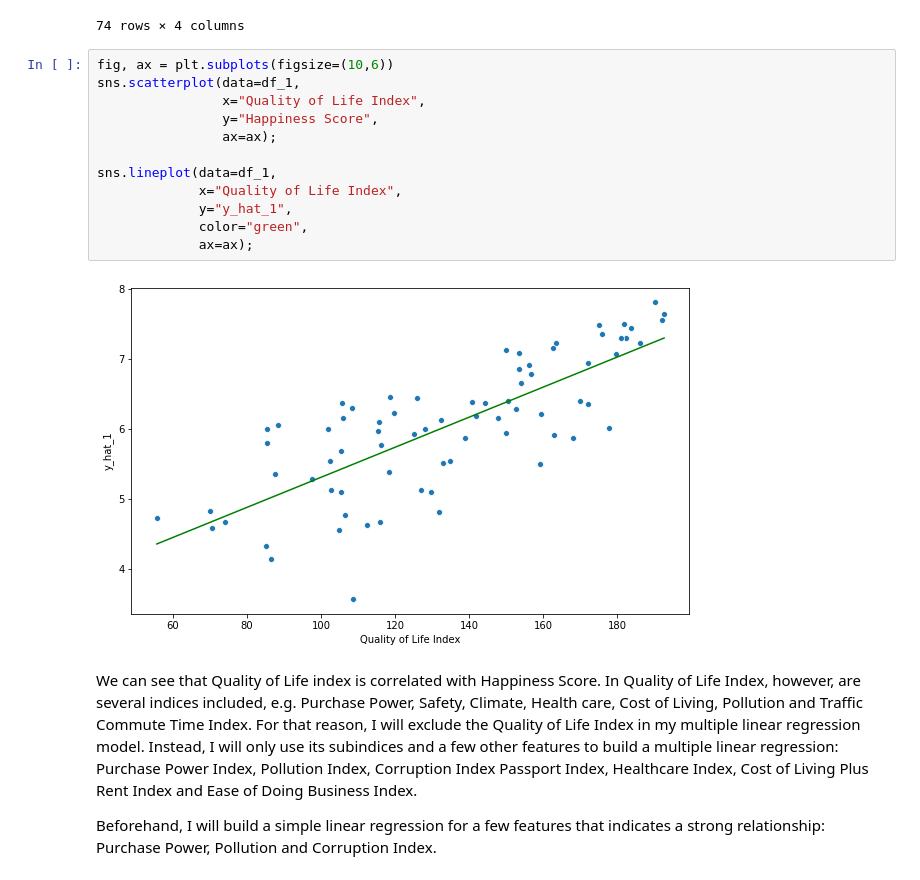
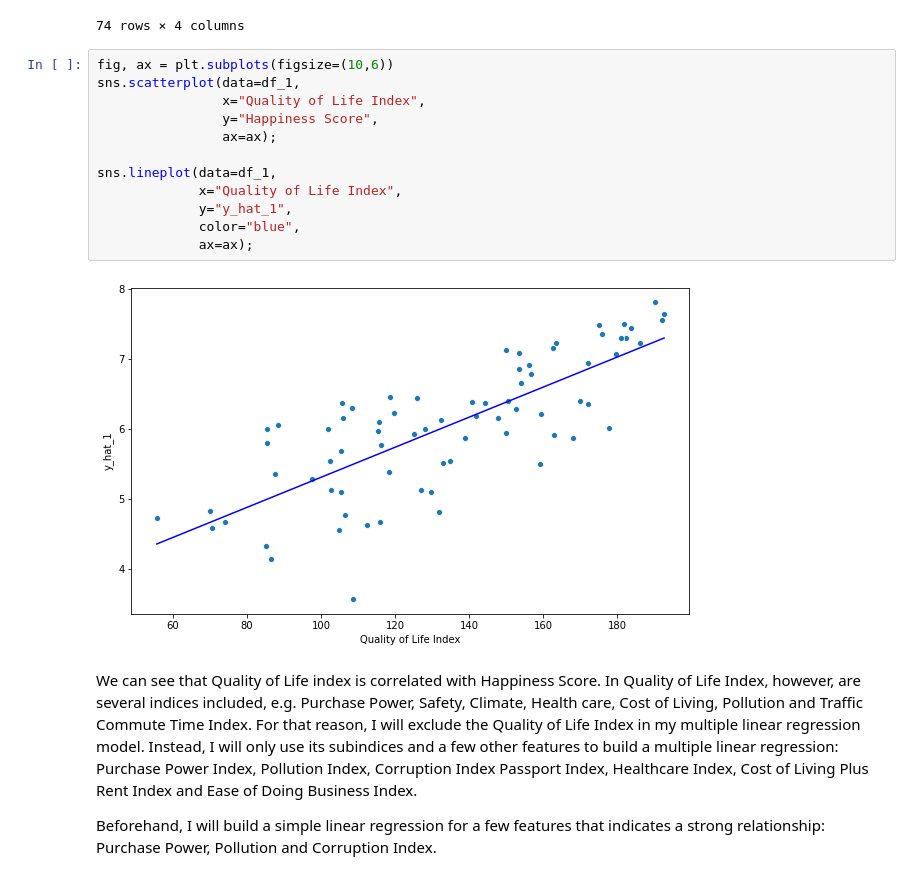
Before and after one commit to lamtuyennguyen/DAFT-final-project, a Jupyter notebook: notebooks/regression.ipynb, the cells around one changed output. Cells and saved outputs as stored; diff of their text form.

```diff
--- a/notebooks/regression.ipynb
+++ b/notebooks/regression.ipynb
@@ -348,17 +488,17 @@ df_1
 # %%
 fig, ax = plt.subplots(figsize=(10,6))
 sns.scatterplot(data=df_1,
                 x="Quality of Life Index",
                 y="Happiness Score",
                 ax=ax);
 
 sns.lineplot(data=df_1,
              x="Quality of Life Index",
              y="y_hat_1",
-             color="green",
+             color="blue",
              ax=ax);
 # %% [output]
-[figure, old version]
+[figure, new version]
 # %% [markdown]
 We can see that Quality of Life index is correlated with Happiness Score. In Quality of Life Index, however, are several indices included, e.g. Purchase Power, Safety, Climate, Health care, Cost of Living, Pollution and Traffic Commute Time Index. For that reason, I will exclude the Quality of Life Index in my multiple linear regression model. Instead, I will only use its subindices and a few other features to build a multiple linear regression: Purchase Power Index, Pollution Index, Corruption Index Passport Index, Healthcare Index, Cost of Living Plus Rent Index and Ease of Doing Business Index.
 
```
Also changed, not shown: parts of 44 cells of this notebook, 6 other files.
